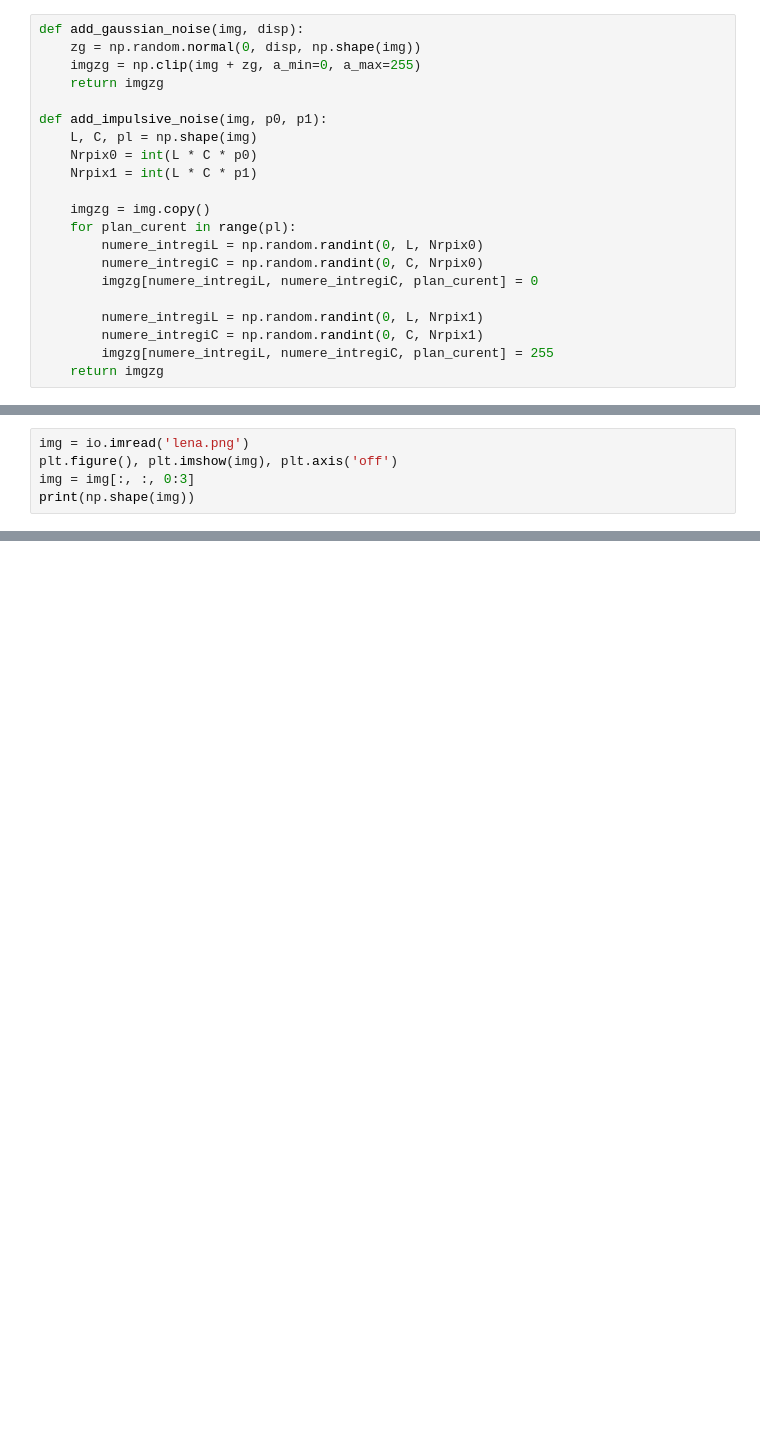
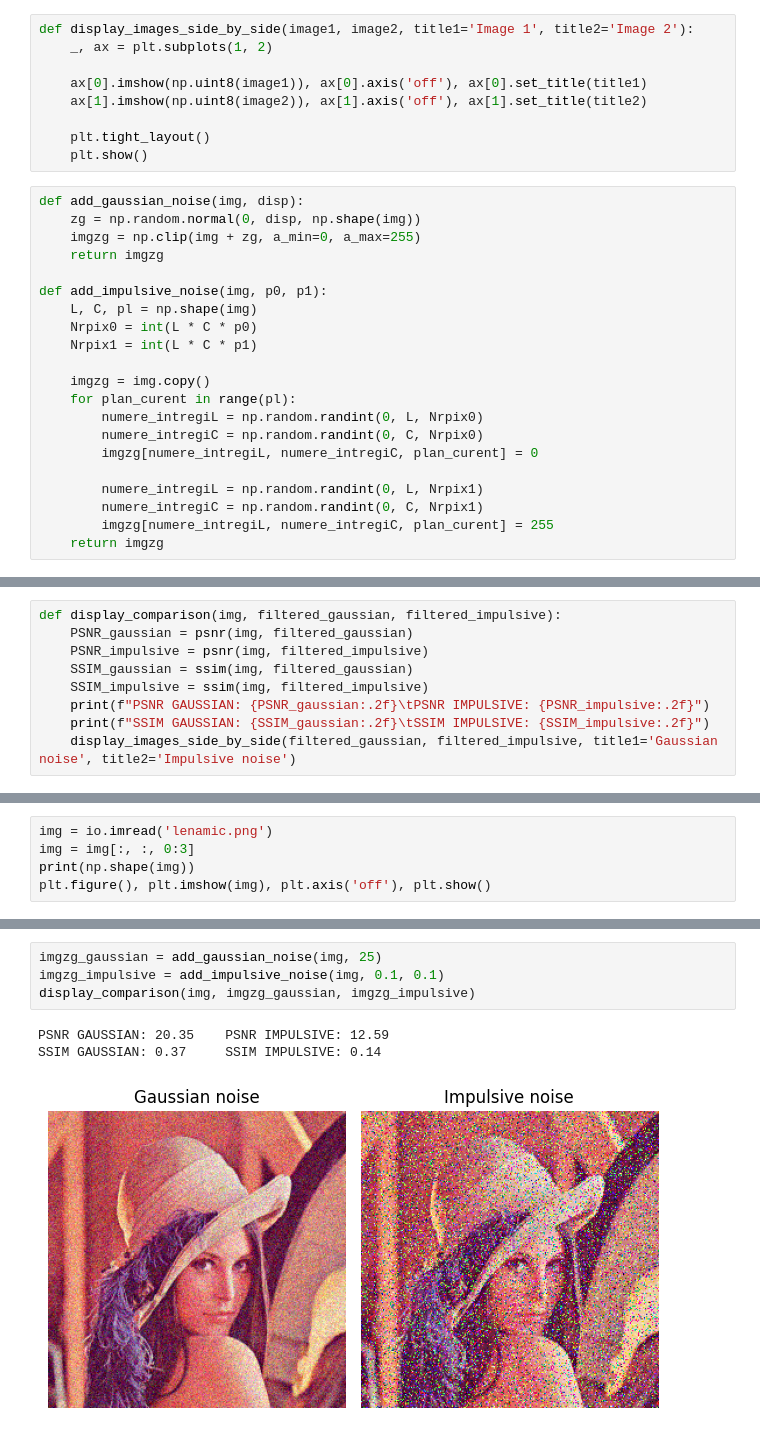
Before and after one commit to tbtiberiu/gvwtm-filter, a Jupyter notebook: PAIC03_Boscan_Tiberiu-Ioan.ipynb, the cells around one changed output, grey strips where cells are left out. Cells and saved outputs as stored; diff of their text form; blank space fills up the shorter version.

```diff
--- a/PAIC03_Boscan_Tiberiu-Ioan.ipynb
+++ b/PAIC03_Boscan_Tiberiu-Ioan.ipynb
@@ -7,3 +8,12 @@ from skimage.metrics import peak_signal_noise_ratio
+# %%
+def display_images_side_by_side(image1, image2, title1='Image 1', title2='Image 2'):
+    _, ax = plt.subplots(1, 2)
+
+    ax[0].imshow(np.uint8(image1)), ax[0].axis('off'), ax[0].set_title(title1)
+    ax[1].imshow(np.uint8(image2)), ax[1].axis('off'), ax[1].set_title(title2)
+
+    plt.tight_layout()
+    plt.show()
 # %%
 def add_gaussian_noise(img, disp):
     zg = np.random.normal(0, disp, np.shape(img))
@@ -37,3 +41,12 @@ def psnr(img0, img):
 
 def ssim(img0, img):
     return structural_similarity(img0, img, channel_axis=-1, data_range=255)
+# %%
+def display_comparison(img, filtered_gaussian, filtered_impulsive):
+    PSNR_gaussian = psnr(img, filtered_gaussian)
+    PSNR_impulsive = psnr(img, filtered_impulsive)
+    SSIM_gaussian = ssim(img, filtered_gaussian)
+    SSIM_impulsive = ssim(img, filtered_impulsive)
+    print(f"PSNR GAUSSIAN: {PSNR_gaussian:.2f}\tPSNR IMPULSIVE: {PSNR_impulsive:.2f}")
+    print(f"SSIM GAUSSIAN: {SSIM_gaussian:.2f}\tSSIM IMPULSIVE: {SSIM_impulsive:.2f}")
+    display_images_side_by_side(filtered_gaussian, filtered_impulsive, title1='Gaussian noise', title2='Impulsive noise')
@@ -40,6 +180,6 @@ def ssim(img0, img):
 # %%
-img = io.imread('lena.png')
-plt.figure(), plt.imshow(img), plt.axis('off')
+img = io.imread('lenamic.png')
 img = img[:, :, 0:3]
 print(np.shape(img))
+plt.figure(), plt.imshow(img), plt.axis('off'), plt.show()
 # %% [output]
@@ -80,0 +192,8 @@ SSIM ORIGINAL: 1.00
+# %%
+imgzg_gaussian = add_gaussian_noise(img, 25)
+imgzg_impulsive = add_impulsive_noise(img, 0.1, 0.1)
+display_comparison(img, imgzg_gaussian, imgzg_impulsive)
+# %% [output]
+PSNR GAUSSIAN: 20.35    PSNR IMPULSIVE: 12.59
+SSIM GAUSSIAN: 0.37     SSIM IMPULSIVE: 0.14
+[figure, added]
```
Also changed, not shown: parts of 13 cells of this notebook, 2 other files.
